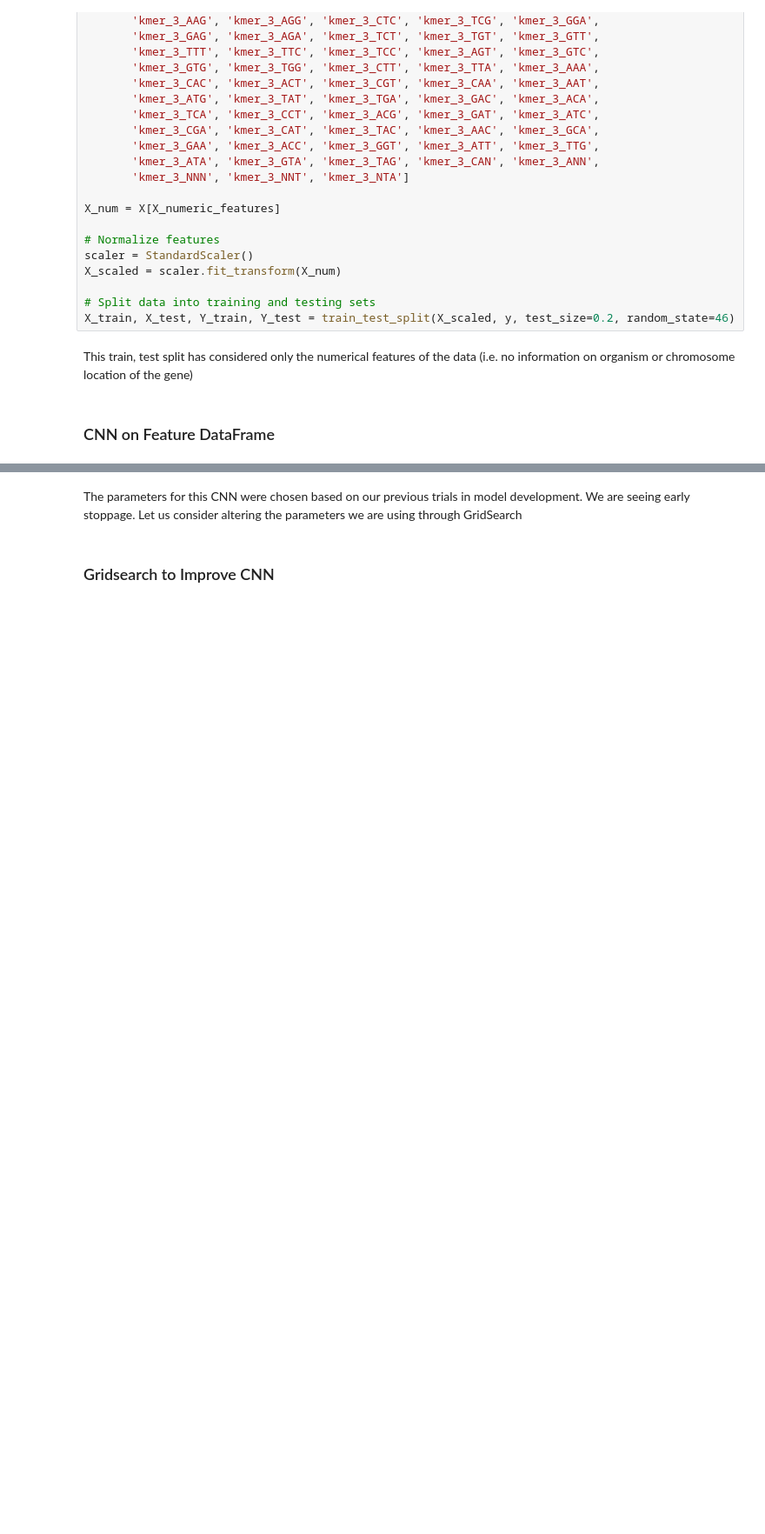
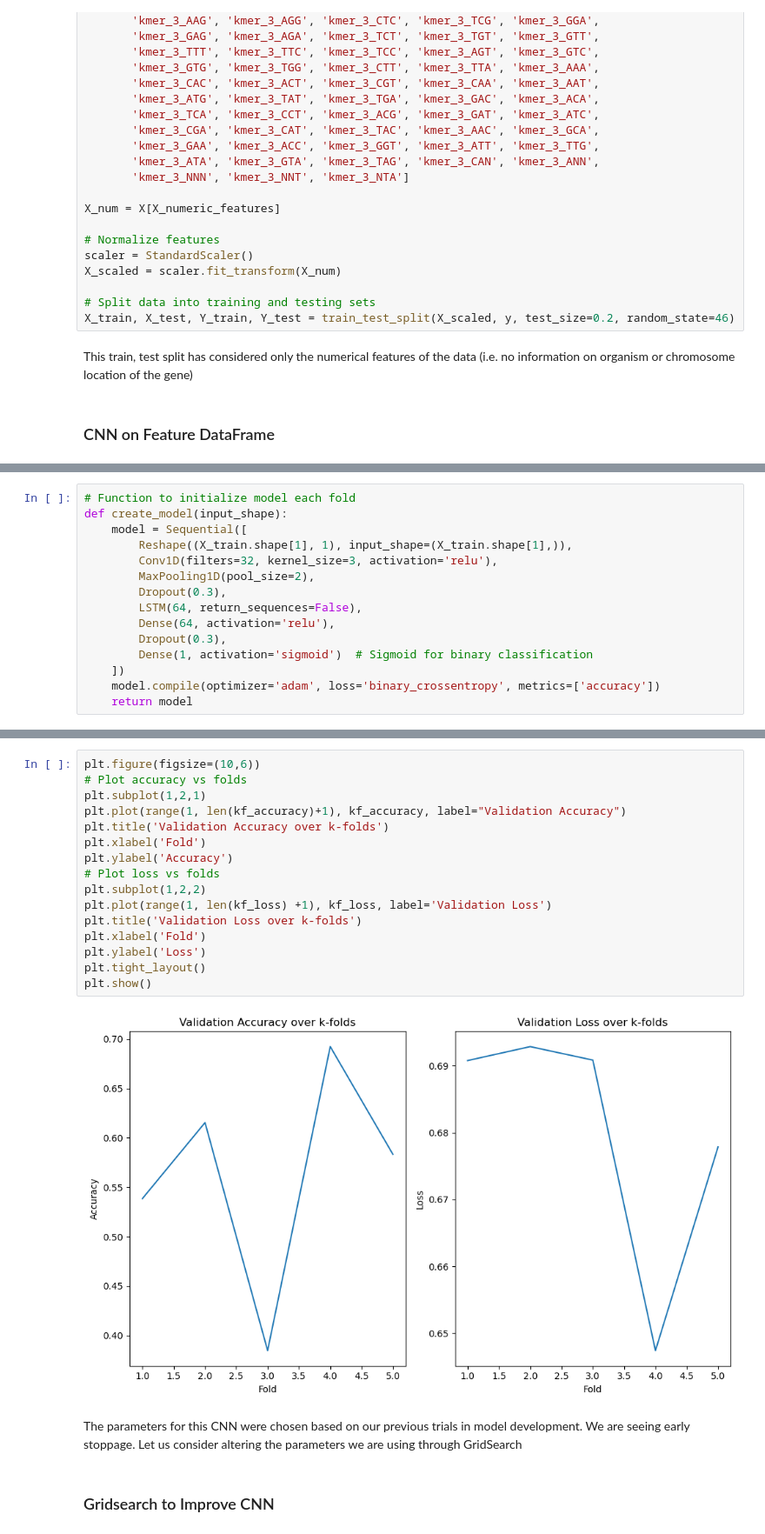
Before and after one commit to shreepatel0527/277B_Final_Project, a Jupyter notebook: model_to_present.ipynb, the cells around one changed output, grey strips where cells are left out. Shown at 87% size. Saved outputs shown, nothing was run; the diff lists cells and outputs as text; blank space fills up the shorter version.

```diff
--- a/model_to_present.ipynb
+++ b/model_to_present.ipynb
@@ -126,0 +125,15 @@ Epoch 4/50
+# %%
+# Function to initialize model each fold
+def create_model(input_shape):
+    model = Sequential([
+        Reshape((X_train.shape[1], 1), input_shape=(X_train.shape[1],)),
+        Conv1D(filters=32, kernel_size=3, activation='relu'),
+        MaxPooling1D(pool_size=2),
+        Dropout(0.3),
+        LSTM(64, return_sequences=False),
+        Dense(64, activation='relu'),
+        Dropout(0.3),
+        Dense(1, activation='sigmoid')  # Sigmoid for binary classification
+    ])
+    model.compile(optimizer='adam', loss='binary_crossentropy', metrics=['accuracy'])
+    return model
@@ -127,3 +190,21 @@ Epoch 4/50
+# %%
+plt.figure(figsize=(10,6))
+# Plot accuracy vs folds
+plt.subplot(1,2,1)
+plt.plot(range(1, len(kf_accuracy)+1), kf_accuracy, label="Validation Accuracy")
+plt.title('Validation Accuracy over k-folds')
+plt.xlabel('Fold')
+plt.ylabel('Accuracy')
+# Plot loss vs folds
+plt.subplot(1,2,2)
+plt.plot(range(1, len(kf_loss) +1), kf_loss, label='Validation Loss')
+plt.title('Validation Loss over k-folds')
+plt.xlabel('Fold')
+plt.ylabel('Loss')
+plt.tight_layout()
+plt.show()
+# %% [output]
+[figure, added]
 # %% [markdown]
 The parameters for this CNN were chosen based on our previous trials in model development. We are seeing early stoppage. Let us consider altering the parameters we are using through GridSearch
 # %% [markdown]
```
Also changed, not shown: parts of 4 cells of this notebook.
